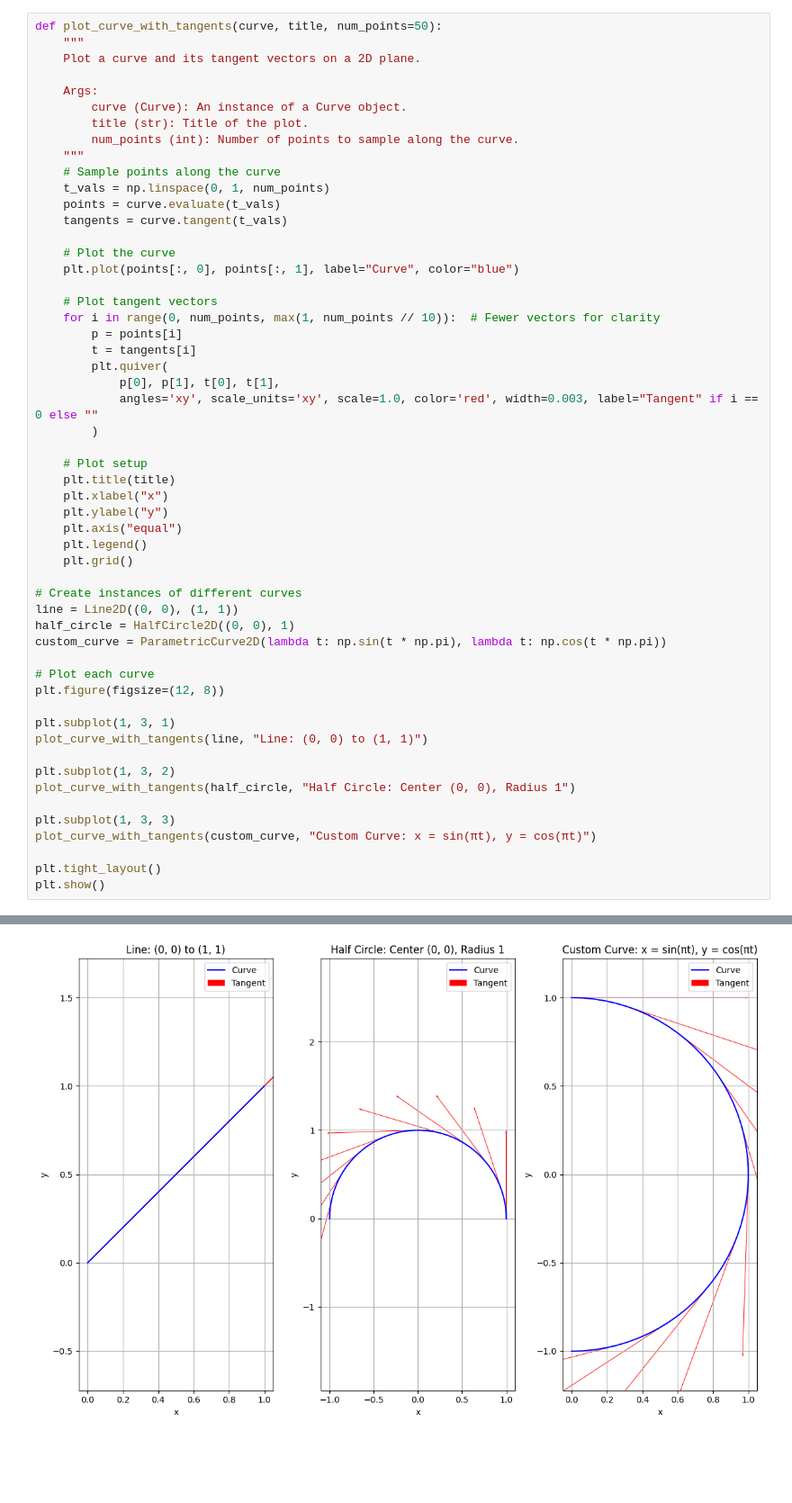
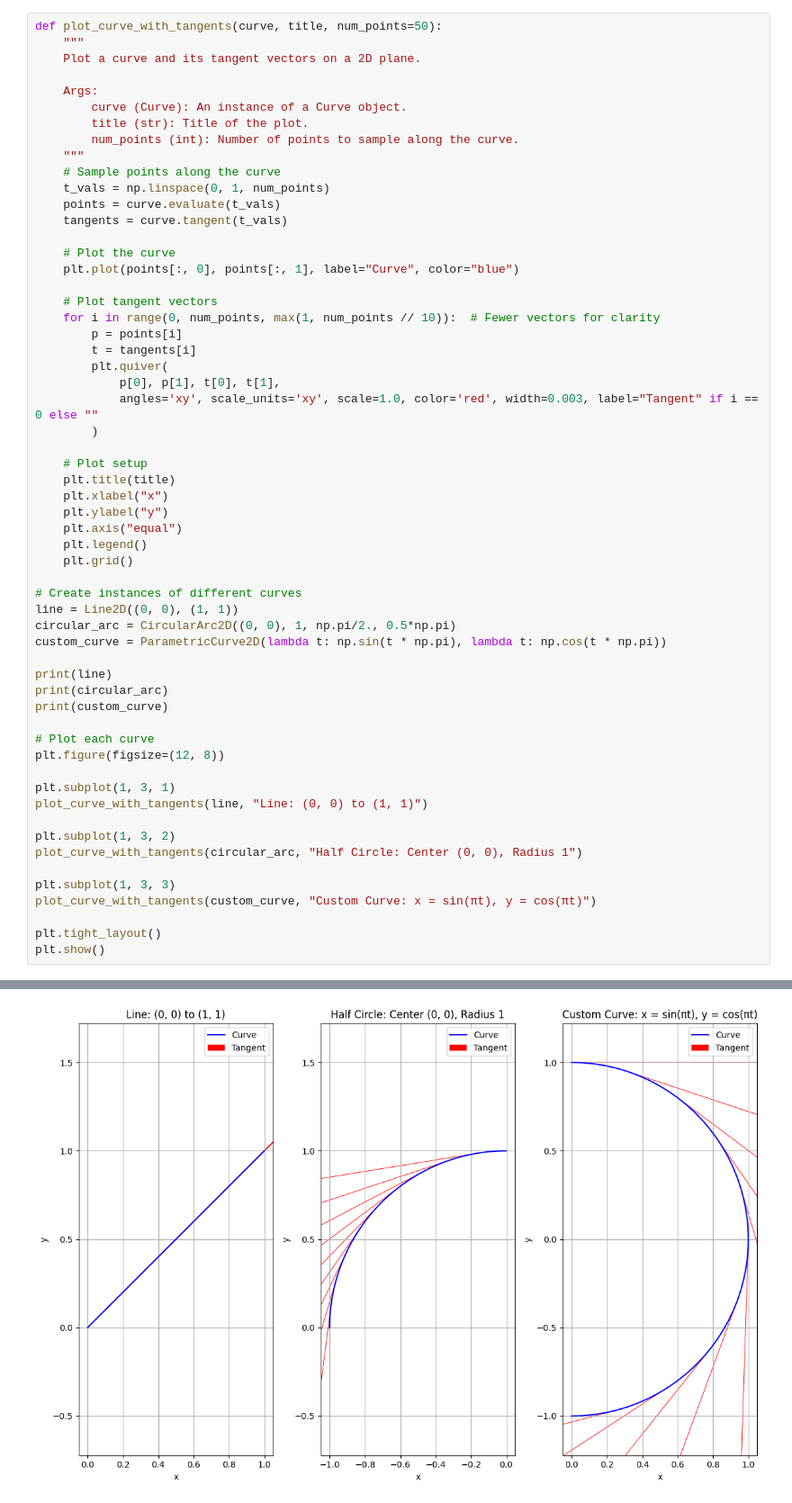
Before and after one commit to MazenAli/TT-FEMesh, a Jupyter notebook: notebooks/prototyping.ipynb, the cells around one changed output, grey strips where cells are left out. Shown at 90% size. Drawn from its saved outputs; the diff is of its cells as text; blank space fills up the shorter version.

```diff
--- a/notebooks/prototyping.ipynb
+++ b/notebooks/prototyping.ipynb
@@ -39,8 +39,12 @@ def plot_curve_with_tangents(curve, title, num_points=50):
 
 # Create instances of different curves
 line = Line2D((0, 0), (1, 1))
-half_circle = HalfCircle2D((0, 0), 1)
+circular_arc = CircularArc2D((0, 0), 1, np.pi/2., 0.5*np.pi)
 custom_curve = ParametricCurve2D(lambda t: np.sin(t * np.pi), lambda t: np.cos(t * np.pi))
+
+print(line)
+print(circular_arc)
+print(custom_curve)
 
 # Plot each curve
 plt.figure(figsize=(12, 8))
@@ -49,7 +53,7 @@ plt.subplot(1, 3, 1)
 plot_curve_with_tangents(line, "Line: (0, 0) to (1, 1)")
 
 plt.subplot(1, 3, 2)
-plot_curve_with_tangents(half_circle, "Half Circle: Center (0, 0), Radius 1")
+plot_curve_with_tangents(circular_arc, "Half Circle: Center (0, 0), Radius 1")
 
 plt.subplot(1, 3, 3)
 plot_curve_with_tangents(custom_curve, "Custom Curve: x = sin(πt), y = cos(πt)")
@@ -60,2 +67,2 @@ plt.show()
-[figure, old version]
+[figure, new version]
 # %%
```
Also changed, not shown: parts of 5 cells of this notebook, 7 other files.
